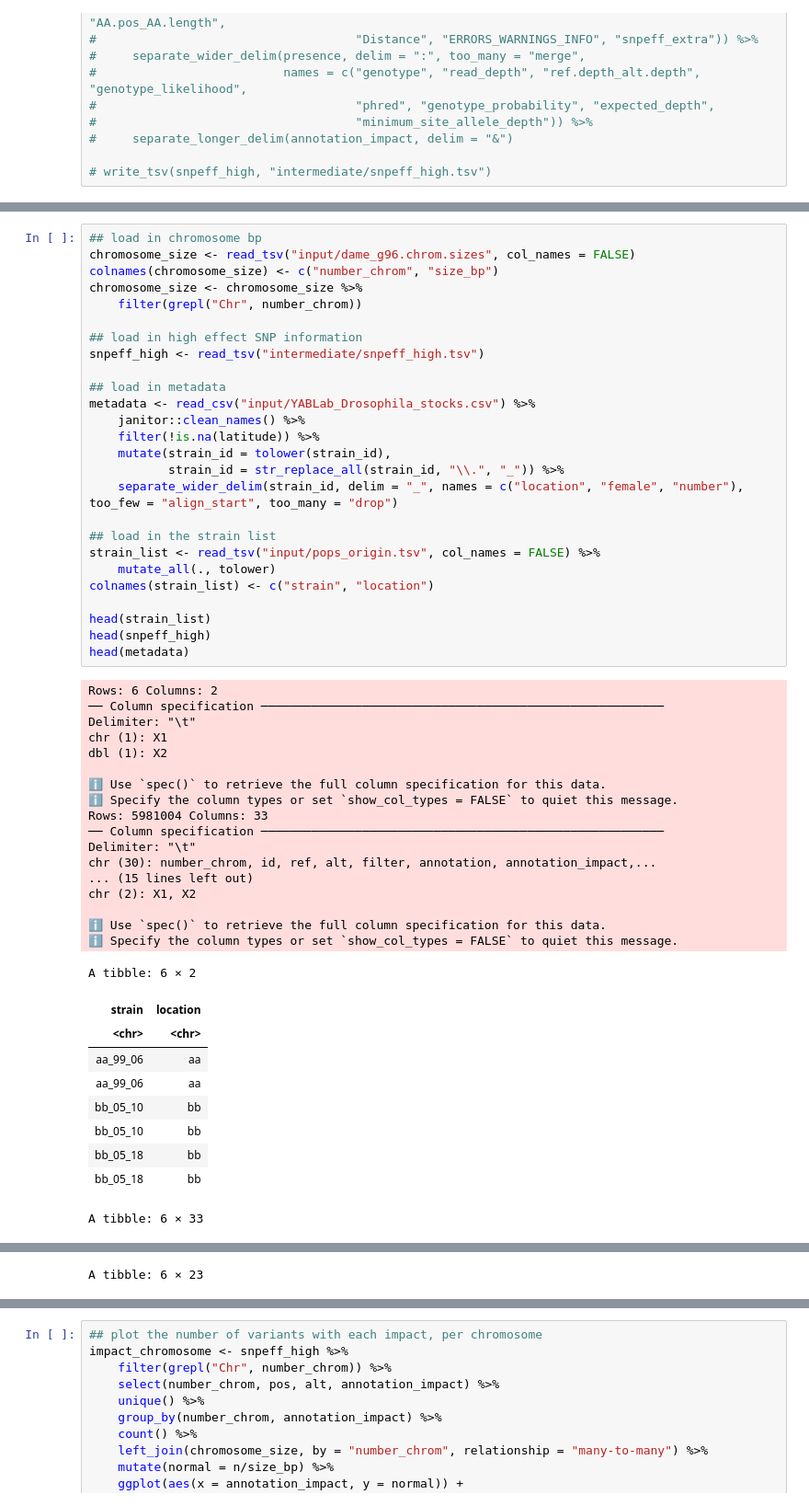
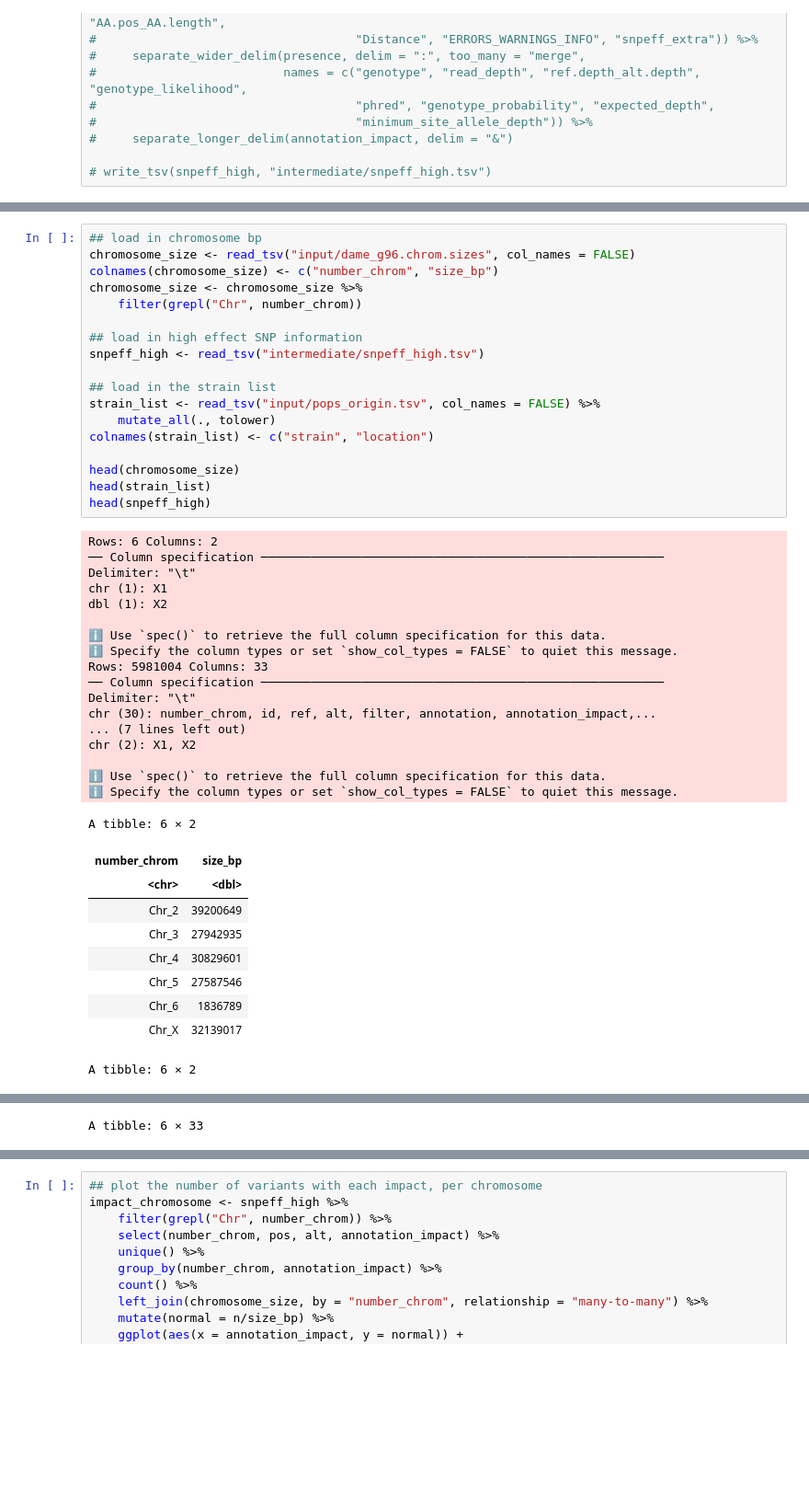
Before and after one commit to zwoonavery/americana_protoneoY, a Jupyter notebook: analysis/R_analysis.ipynb, the cells around one changed output, grey strips where cells are left out. Shown at 92% size. Drawn from its saved outputs; the diff is of its cells as text; blank space fills up the shorter version.

```diff
--- a/analysis/R_analysis.ipynb
+++ b/analysis/R_analysis.ipynb
@@ -54,49 +301,41 @@ chromosome_size <- chromosome_size %>%
     filter(grepl("Chr", number_chrom))
 
 ## load in high effect SNP information
 snpeff_high <- read_tsv("intermediate/snpeff_high.tsv")
 
-## load in metadata
-metadata <- read_csv("input/YABLab_Drosophila_stocks.csv") %>%
-    janitor::clean_names() %>%
-    filter(!is.na(latitude)) %>%
-    mutate(strain_id = tolower(strain_id),
-           strain_id = str_replace_all(strain_id, "\\.", "_")) %>%
-    separate_wider_delim(strain_id, delim = "_", names = c("location", "female", "number"), too_few = "align_start", too_many = "drop")
-
 ## load in the strain list
 strain_list <- read_tsv("input/pops_origin.tsv", col_names = FALSE) %>%
     mutate_all(., tolower)
 colnames(strain_list) <- c("strain", "location")
 
+head(chromosome_size)
 head(strain_list)
 head(snpeff_high)
-head(metadata)
 # %% [output]
 Rows: 6 Columns: 2
 ── Column specification ────────────────────────────────────────────────────────
 Delimiter: "\t"
 chr (1): X1
 dbl (1): X2
 
 ℹ Use `spec()` to retrieve the full column specification for this data.
 ℹ Specify the column types or set `show_col_types = FALSE` to quiet this message.
 Rows: 5981004 Columns: 33
 ── Column specification ────────────────────────────────────────────────────────
 Delimiter: "\t"
 chr (30): number_chrom, id, ref, alt, filter, annotation, annotation_impact,...
-... (15 lines left out)
+... (7 lines left out)
 chr (2): X1, X2
 
 ℹ Use `spec()` to retrieve the full column specification for this data.
 ℹ Specify the column types or set `show_col_types = FALSE` to quiet this message.
 A tibble: 6 × 2
-| strain | location |
-| <chr> | <chr> |
-| aa_99_06 | aa |
-| aa_99_06 | aa |
-| bb_05_10 | bb |
-| bb_05_10 | bb |
-| bb_05_18 | bb |
-| bb_05_18 | bb |
+| number_chrom | size_bp |
+| <chr> | <dbl> |
+| Chr_2 | 39200649 |
+| Chr_3 | 27942935 |
+| Chr_4 | 30829601 |
+| Chr_5 | 27587546 |
+| Chr_6 | 1836789 |
+| Chr_X | 32139017 |
-A tibble: 6 × 33
+A tibble: 6 × 2
@@ -111 +350 @@ A tibble: 6 × 33
-A tibble: 6 × 23
+A tibble: 6 × 33
```
Also changed, not shown: parts of 89 cells of this notebook, 8 other files.
